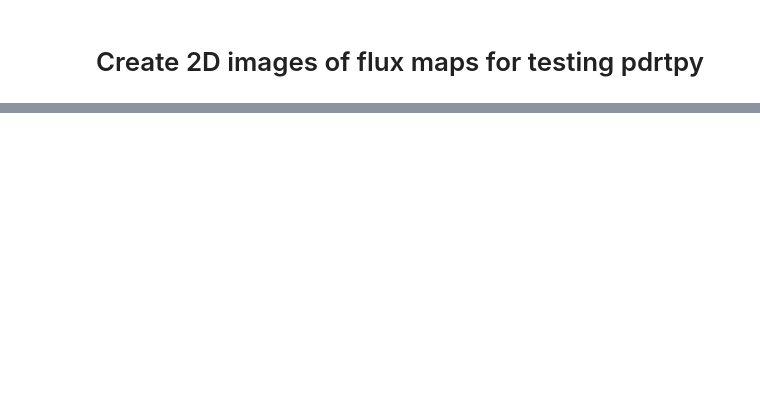
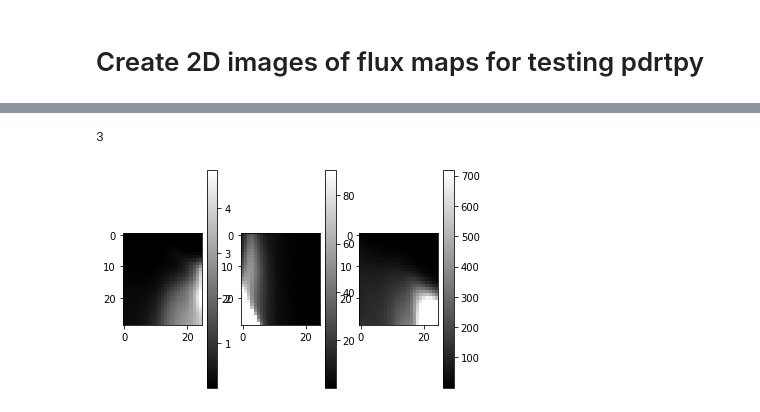
Before and after one commit to mpound/pdrttest, a Jupyter notebook: fakeobscreator.ipynb, the cells around one changed output, grey strips where cells are left out. Saved outputs shown, nothing was run; the diff lists cells and outputs as text; code cells hidden in the pictures; blank space fills up the shorter version.

```diff
--- a/fakeobscreator.ipynb
+++ b/fakeobscreator.ipynb
@@ -256,0 +237,13 @@ np.min(vvv)
+# %%
+i=1
+imax=len(p._modelratios)
+print(imax)
+for k in p._modelratios:
+    plt.subplot(1,imax,i)
+    plt.imshow(p._modelratios[k],cmap='gray',norm=p._zscale(p._modelratios[k]))
+    #p._plot(p._modelratios[k],cmap='gray_r',image=True,contours=False,levels=None,measurements=None)
+    plt.colorbar()
+    i=i+1
+# %% [output]
+3
+[figure, added]
```
Also changed, not shown: parts of 121 cells of this notebook, 6 other files.
